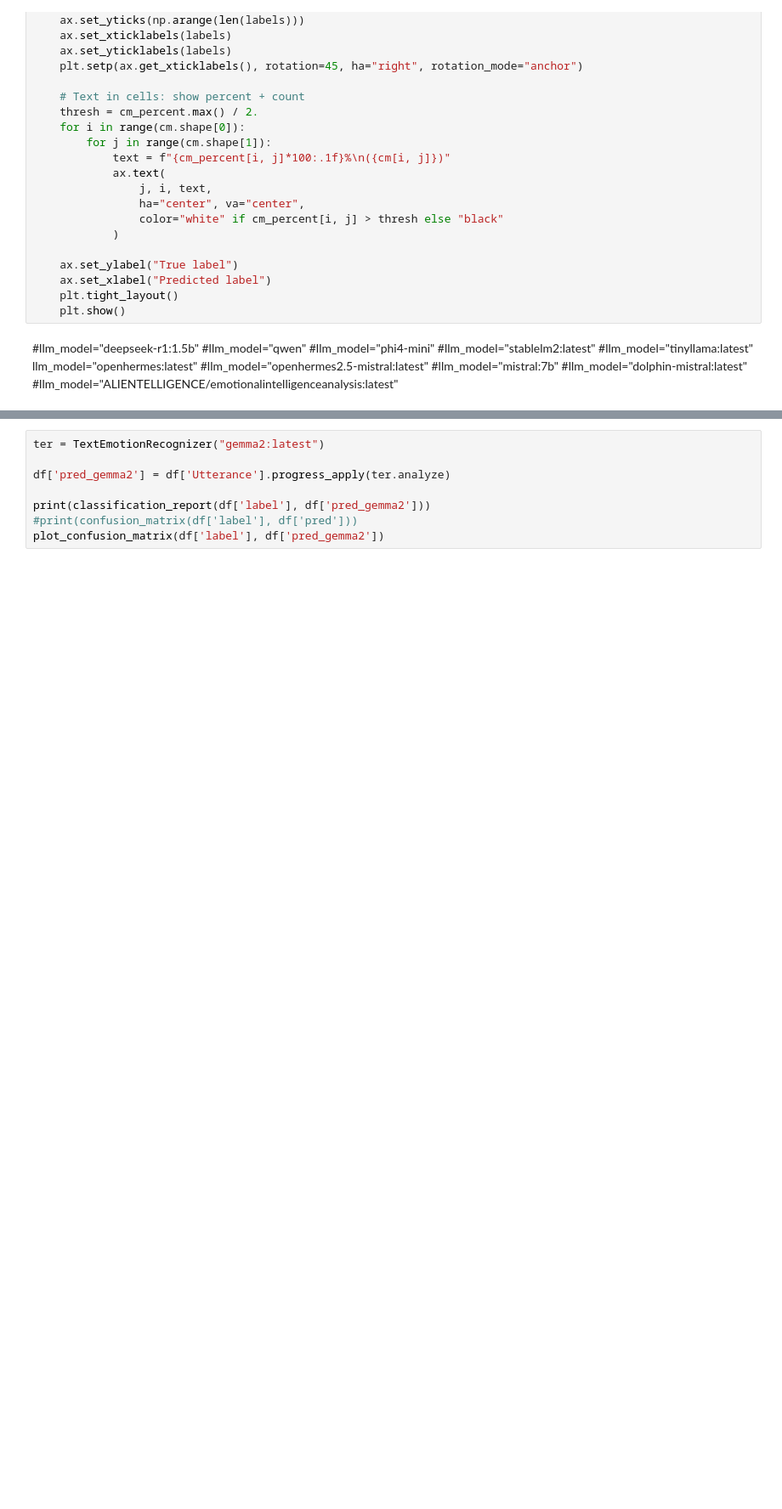
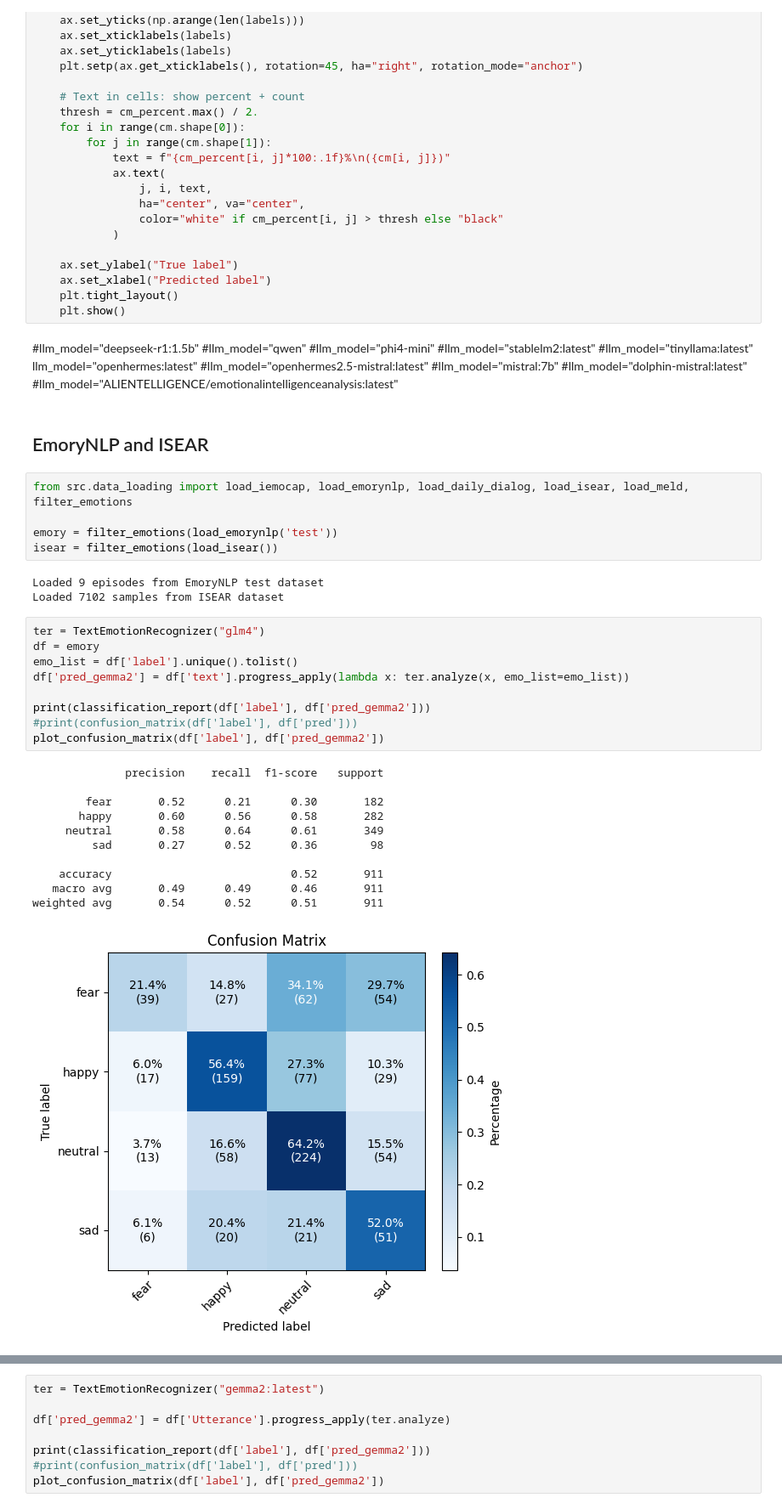
Before and after one commit to sofiafernandescd/EmoReA, a Jupyter notebook: emorea-backend/notebooks/text/TER_study-zero-shot-utt-v1.ipynb, the cells around one changed output, grey strips where cells are left out. Shown at 85% size. Drawn from its saved outputs; the diff is of its cells as text; blank space fills up the shorter version.

```diff
--- a/emorea-backend/notebooks/text/TER_study-zero-shot-utt-v1.ipynb
+++ b/emorea-backend/notebooks/text/TER_study-zero-shot-utt-v1.ipynb
@@ -73,3 +73,34 @@ def plot_confusion_matrix(y_true, y_pred, labels=None, title="Confusion Matrix")
                  #llm_model="mistral:7b"
                  #llm_model="dolphin-mistral:latest"
                  #llm_model="ALIENTELLIGENCE/emotionalintelligenceanalysis:latest"
+# %% [markdown]
+## EmoryNLP and ISEAR
+# %%
+from src.data_loading import load_iemocap, load_emorynlp, load_daily_dialog, load_isear, load_meld, filter_emotions
+
+emory = filter_emotions(load_emorynlp('test'))
+isear = filter_emotions(load_isear())
+# %% [output]
+Loaded 9 episodes from EmoryNLP test dataset
+Loaded 7102 samples from ISEAR dataset
+# %%
+ter = TextEmotionRecognizer("glm4")
+df = emory
+emo_list = df['label'].unique().tolist()
+df['pred_gemma2'] = df['text'].progress_apply(lambda x: ter.analyze(x, emo_list=emo_list))
+
+print(classification_report(df['label'], df['pred_gemma2']))
+#print(confusion_matrix(df['label'], df['pred']))
+plot_confusion_matrix(df['label'], df['pred_gemma2'])
+# %% [output]
+              precision    recall  f1-score   support
+
+        fear       0.52      0.21      0.30       182
+       happy       0.60      0.56      0.58       282
+     neutral       0.58      0.64      0.61       349
+         sad       0.27      0.52      0.36        98
+
+    accuracy                           0.52       911
+   macro avg       0.49      0.49      0.46       911
+weighted avg       0.54      0.52      0.51       911
+[figure, added]
```
Also changed, not shown: parts of 7 cells of this notebook, 25 other files.
